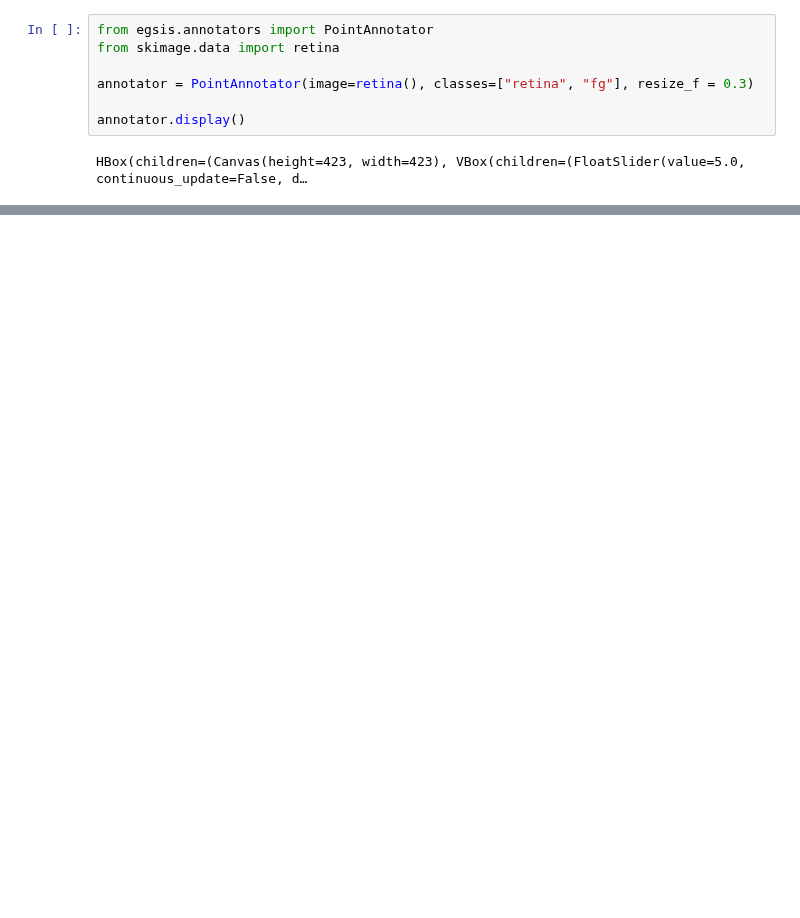
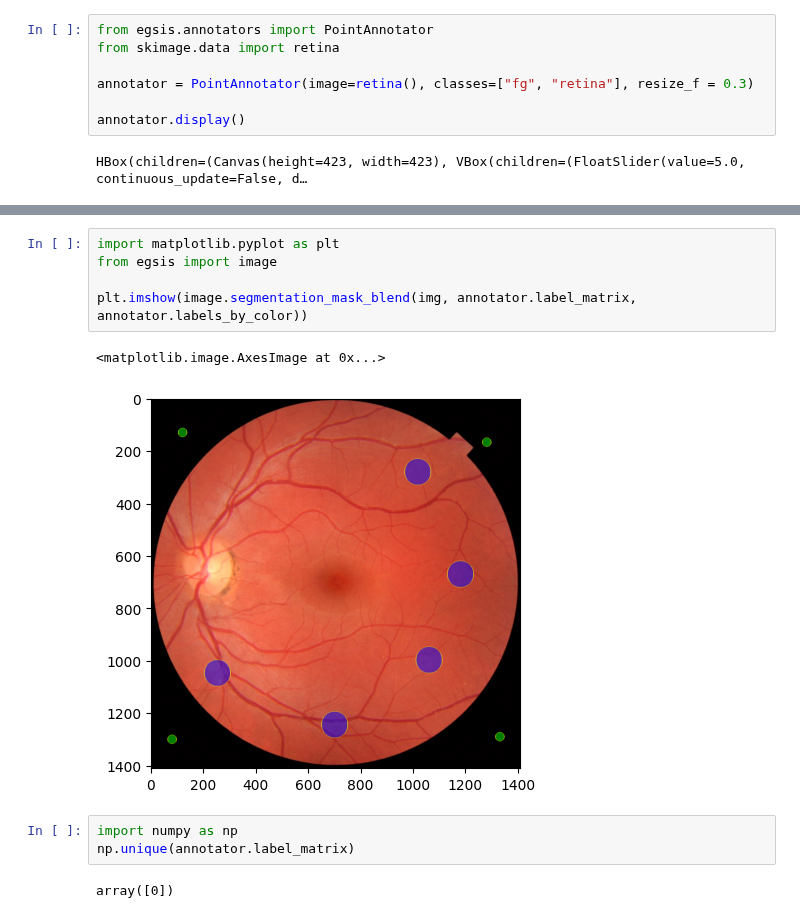
Before and after one commit to ryukinix/egsis, a Jupyter notebook: notebooks/annotator.ipynb, the cells around one changed output, grey strips where cells are left out. Cells and saved outputs as stored; diff of their text form; blank space fills up the shorter version.

```diff
--- a/notebooks/annotator.ipynb
+++ b/notebooks/annotator.ipynb
@@ -53,7 +53,7 @@ canvas
 from egsis.annotators import PointAnnotator
 from skimage.data import retina
 
-annotator = PointAnnotator(image=retina(), classes=["retina", "fg"], resize_f = 0.3)
+annotator = PointAnnotator(image=retina(), classes=["fg", "retina"], resize_f = 0.3)
 
 annotator.display()
 # %% [output]
@@ -60,0 +83,13 @@ HBox(children=(Canvas(height=423, width=423), VBox(children=(FloatSlider(value=5
+# %%
+import matplotlib.pyplot as plt
+from egsis import image
+
+plt.imshow(image.segmentation_mask_blend(img, annotator.label_matrix, annotator.labels_by_color))
+# %% [output]
+<matplotlib.image.AxesImage at 0x...>
+[figure, added]
+# %%
+import numpy as np
+np.unique(annotator.label_matrix)
+# %% [output]
+array([0])
```
Also changed, not shown: parts of 6 cells of this notebook, 1 other file.
